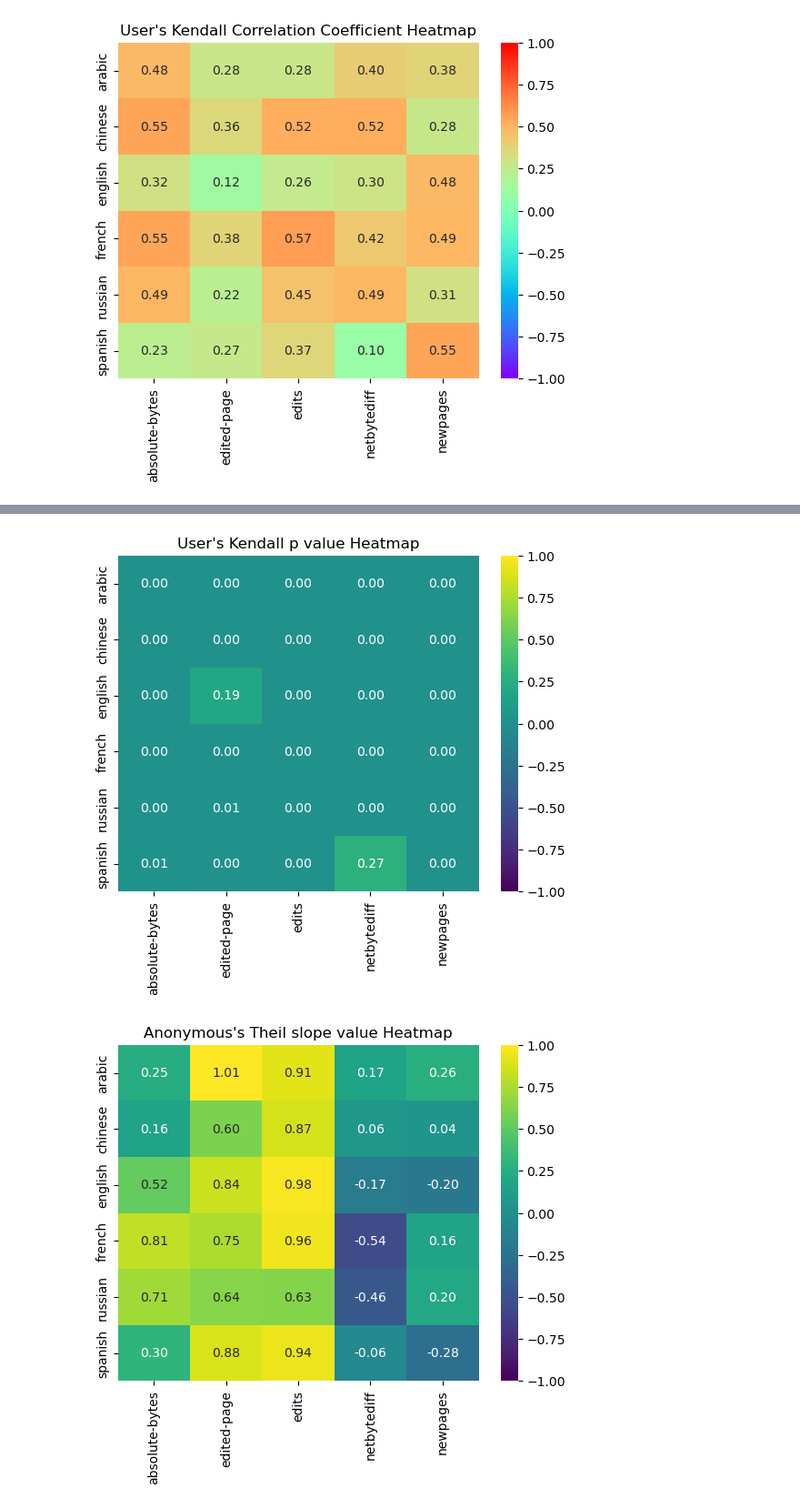
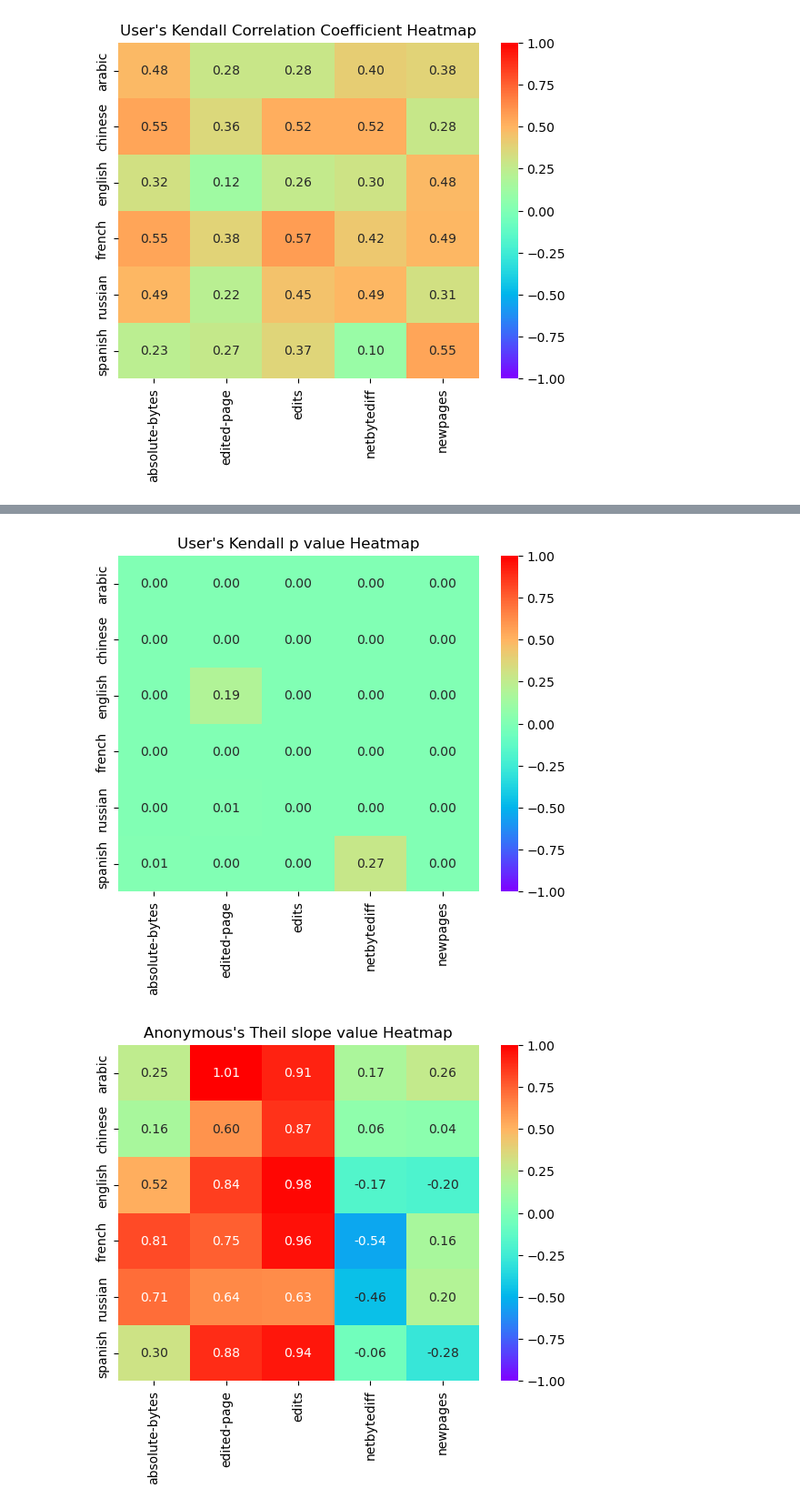
Before and after one commit to aryas0ng/wikipedia-analysis, a Jupyter notebook: plot.ipynb, the cells around one changed output, grey strips where cells are left out. Shown at 91% size. Saved outputs shown, nothing was run; the diff lists cells and outputs as text; code cells hidden in the pictures.

Commit message:
add theil

```diff
--- a/plot.ipynb
+++ b/plot.ipynb
@@ -211,10 +244,10 @@ plot("kendall-p-anon", title)
 # %%
 title = "User's Kendall p value Heatmap"
-plot("kendall-p-user", title)
+plot("kendall-p-user", title, "rainbow")
 # %% [output]
-[figure, old version]
+[figure, new version]
 # %%
 title = "Anonymous's Theil slope value Heatmap"
-plot("theil-slope-anon", title)
+plot("theil-slope-anon", title, "rainbow")
 # %% [output]
-[figure, old version]
+[figure, new version]
```
Also changed, not shown: parts of 9 cells of this notebook, 14 other files.
